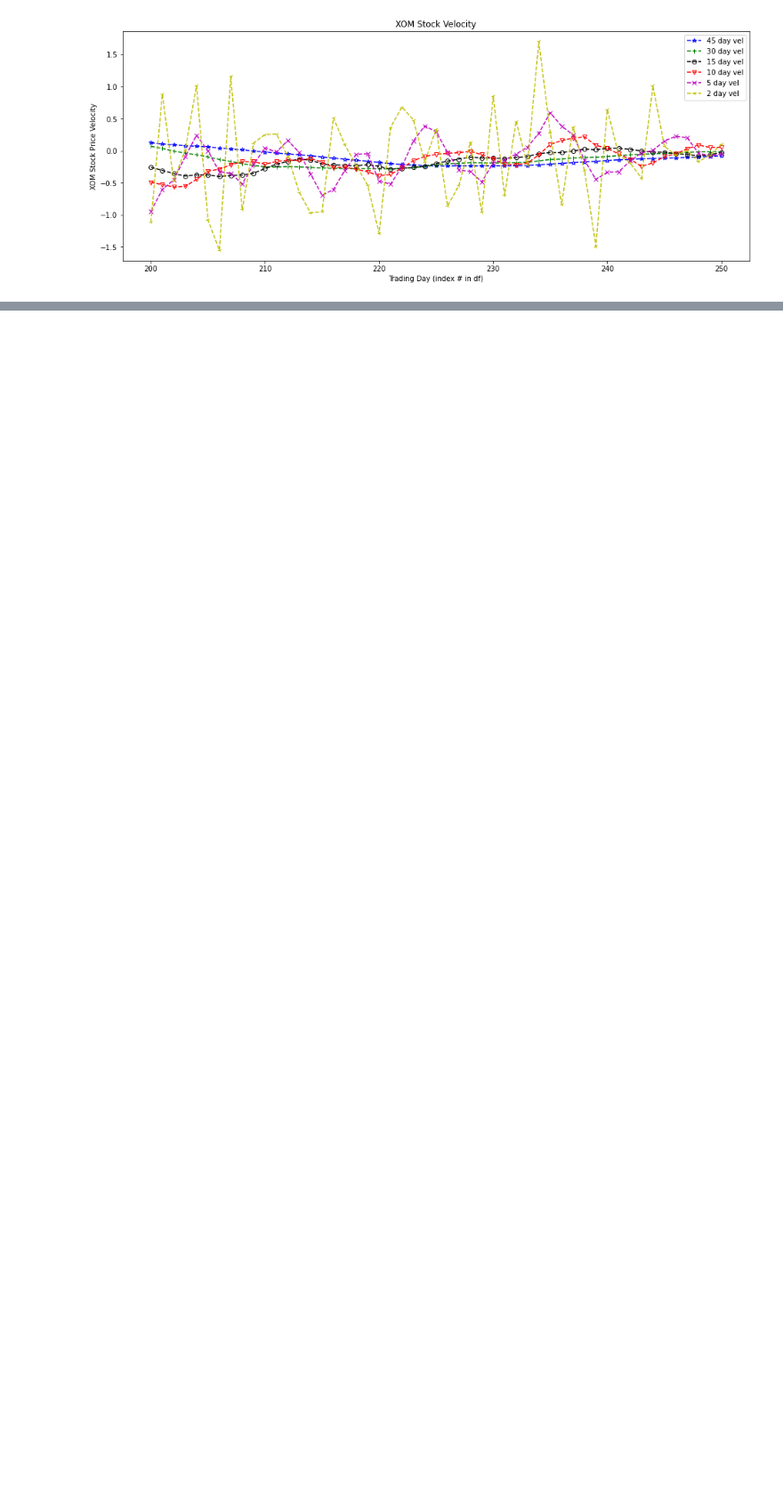
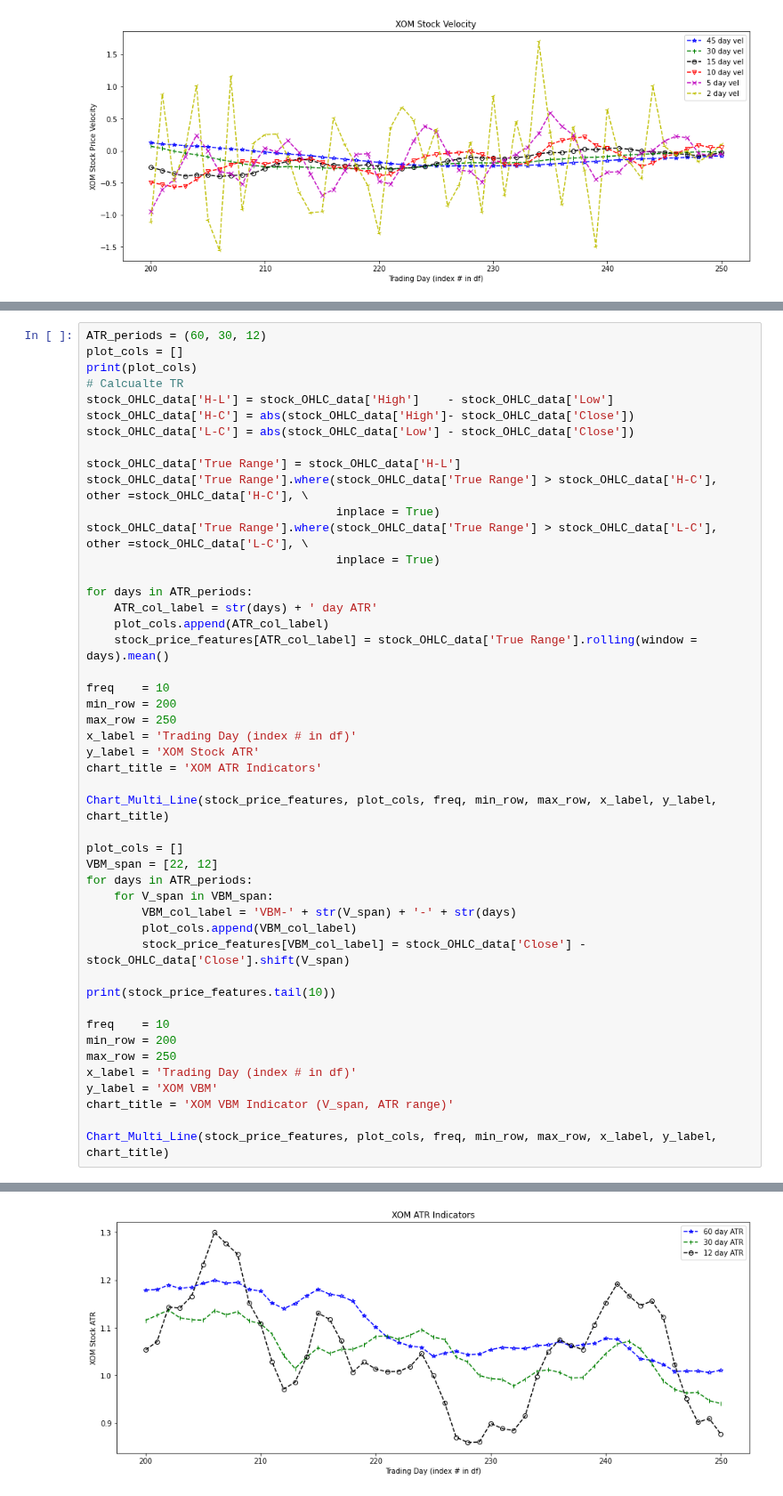
Before and after one commit to CajunCal/OptionTradingNotebooksXOM, a Jupyter notebook: OptionsBuildFeatures.ipynb, the cells around one changed output, grey strips where cells are left out. Shown at 89% size. Cells and saved outputs as stored; diff of their text form; blank space fills up the shorter version.

```diff
--- a/OptionsBuildFeatures.ipynb
+++ b/OptionsBuildFeatures.ipynb
@@ -244,0 +282,48 @@ Chart_Multi_Line(stock_price_features, plot_cols, freq, min_row, max_row, x_labe
+# %%
+ATR_periods = (60, 30, 12)
+plot_cols = []
+print(plot_cols)
+# Calcualte TR
+stock_OHLC_data['H-L'] = stock_OHLC_data['High']    - stock_OHLC_data['Low']
+stock_OHLC_data['H-C'] = abs(stock_OHLC_data['High']- stock_OHLC_data['Close'])
+stock_OHLC_data['L-C'] = abs(stock_OHLC_data['Low'] - stock_OHLC_data['Close'])
+
+stock_OHLC_data['True Range'] = stock_OHLC_data['H-L']
+stock_OHLC_data['True Range'].where(stock_OHLC_data['True Range'] > stock_OHLC_data['H-C'], other =stock_OHLC_data['H-C'], \
+                                    inplace = True)
+stock_OHLC_data['True Range'].where(stock_OHLC_data['True Range'] > stock_OHLC_data['L-C'], other =stock_OHLC_data['L-C'], \
+                                    inplace = True)
+
+for days in ATR_periods:
+    ATR_col_label = str(days) + ' day ATR'
+    plot_cols.append(ATR_col_label)
+    stock_price_features[ATR_col_label] = stock_OHLC_data['True Range'].rolling(window = days).mean()
+
+freq    = 10
+min_row = 200
+max_row = 250
+x_label = 'Trading Day (index # in df)'
+y_label = 'XOM Stock ATR'
+chart_title = 'XOM ATR Indicators'
+
+Chart_Multi_Line(stock_price_features, plot_cols, freq, min_row, max_row, x_label, y_label, chart_title)
+
+plot_cols = []
+VBM_span = [22, 12]
+for days in ATR_periods:
+    for V_span in VBM_span:
+        VBM_col_label = 'VBM-' + str(V_span) + '-' + str(days)
+        plot_cols.append(VBM_col_label)
+        stock_price_features[VBM_col_label] = stock_OHLC_data['Close'] - stock_OHLC_data['Close'].shift(V_span)
+
+print(stock_price_features.tail(10))
+
+freq    = 10
+min_row = 200
+max_row = 250
+x_label = 'Trading Day (index # in df)'
+y_label = 'XOM VBM'
+chart_title = 'XOM VBM Indicator (V_span, ATR range)'
+
+Chart_Multi_Line(stock_price_features, plot_cols, freq, min_row, max_row, x_label, y_label, chart_title)
+# %% [output]
@@ -244,0 +347 @@ Chart_Multi_Line(stock_price_features, plot_cols, freq, min_row, max_row, x_labe
+[figure, added]
```
Also changed, not shown: parts of 5 cells of this notebook.
